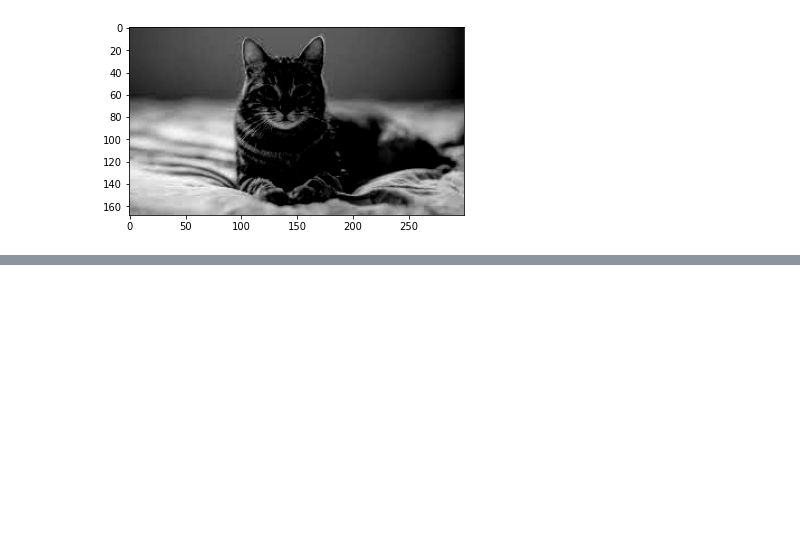
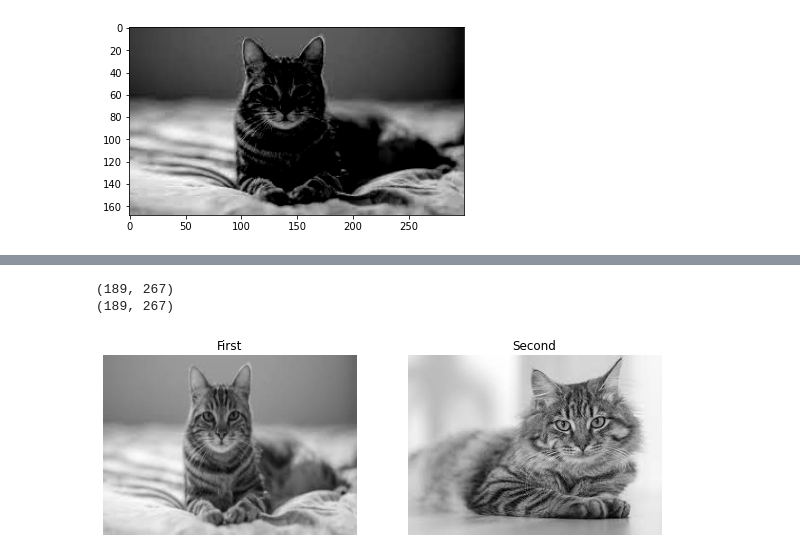
Before and after one commit to seif7666/OpenCV-Sessions, a Jupyter notebook: Session1/Session1.ipynb, the cells around one changed output, grey strips where cells are left out. Saved outputs shown, nothing was run; the diff lists cells and outputs as text; code cells hidden in the pictures; blank space fills up the shorter version.

```diff
--- a/Session1/Session1.ipynb
+++ b/Session1/Session1.ipynb
@@ -205,0 +254,10 @@ New point is (179, 76)
+# %%
+cat1_resize= cv2.resize(cat1, (cat2.shape[1], cat2.shape[0]))
+# %%
+print(cat1_resize.shape)
+print(cat2.shape)
+display2Images(cat1_resize, cat2)
+# %% [output]
+(189, 267)
+(189, 267)
+[figure, added]
```
Also changed, not shown: parts of 19 cells of this notebook, 8 other files.
